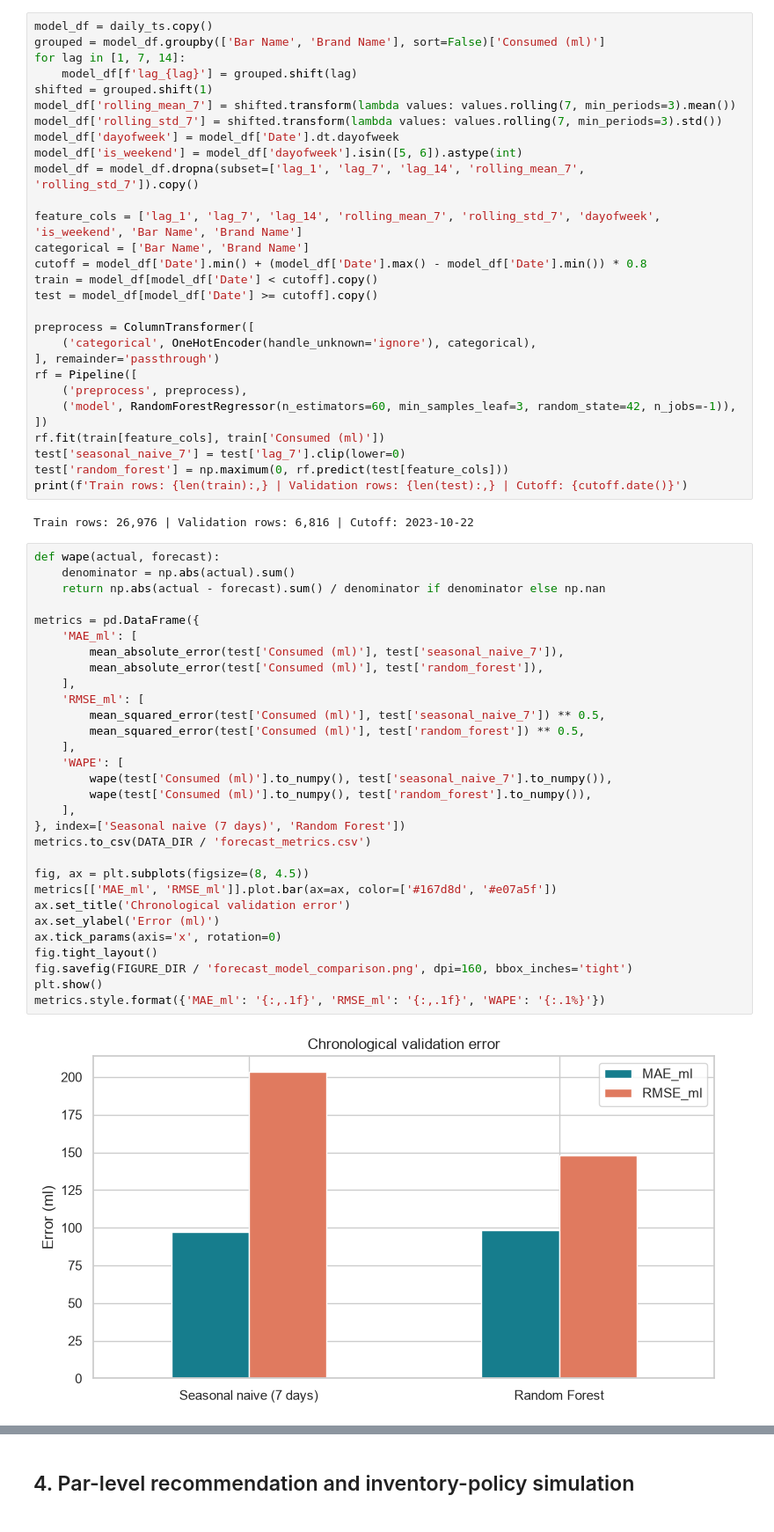
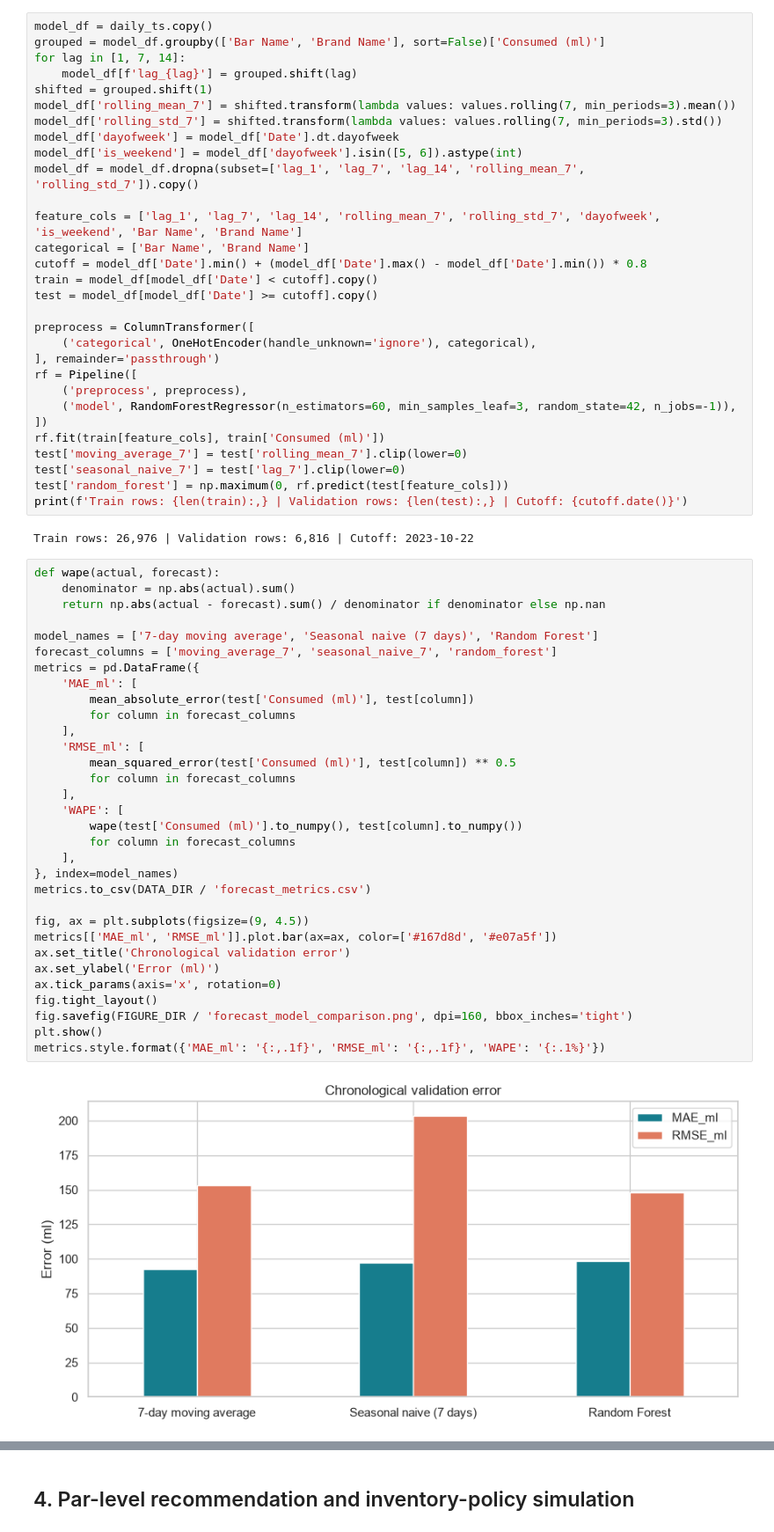
Before and after one commit to Bhanuprakash2580/ML---Inventory-Demand-Forecasting-and-Par-Level-Recommendation-System-for-Bars, a Jupyter notebook: notebooks/inventory_forecasting_solution.ipynb, the cells around one changed output, grey strips where cells are left out. Shown at 88% size. Saved outputs shown, nothing was run; the diff lists cells and outputs as text.

```diff
--- a/notebooks/inventory_forecasting_solution.ipynb
+++ b/notebooks/inventory_forecasting_solution.ipynb
@@ -234,6 +273,7 @@ rf = Pipeline([
     ('model', RandomForestRegressor(n_estimators=60, min_samples_leaf=3, random_state=42, n_jobs=-1)),
 ])
 rf.fit(train[feature_cols], train['Consumed (ml)'])
+test['moving_average_7'] = test['rolling_mean_7'].clip(lower=0)
 test['seasonal_naive_7'] = test['lag_7'].clip(lower=0)
 test['random_forest'] = np.maximum(0, rf.predict(test[feature_cols]))
 print(f'Train rows: {len(train):,} | Validation rows: {len(test):,} | Cutoff: {cutoff.date()}')
@@ -242,33 +282,35 @@ Train rows: 26,976 | Validation rows: 6,816 | Cutoff: 2023-10-22
 # %%
 def wape(actual, forecast):
     denominator = np.abs(actual).sum()
     return np.abs(actual - forecast).sum() / denominator if denominator else np.nan
 
+model_names = ['7-day moving average', 'Seasonal naive (7 days)', 'Random Forest']
+forecast_columns = ['moving_average_7', 'seasonal_naive_7', 'random_forest']
 metrics = pd.DataFrame({
     'MAE_ml': [
-        mean_absolute_error(test['Consumed (ml)'], test['seasonal_naive_7']),
-        mean_absolute_error(test['Consumed (ml)'], test['random_forest']),
+        mean_absolute_error(test['Consumed (ml)'], test[column])
+        for column in forecast_columns
     ],
     'RMSE_ml': [
-        mean_squared_error(test['Consumed (ml)'], test['seasonal_naive_7']) ** 0.5,
-        mean_squared_error(test['Consumed (ml)'], test['random_forest']) ** 0.5,
+        mean_squared_error(test['Consumed (ml)'], test[column]) ** 0.5
+        for column in forecast_columns
     ],
     'WAPE': [
-        wape(test['Consumed (ml)'].to_numpy(), test['seasonal_naive_7'].to_numpy()),
-        wape(test['Consumed (ml)'].to_numpy(), test['random_forest'].to_numpy()),
+        wape(test['Consumed (ml)'].to_numpy(), test[column].to_numpy())
+        for column in forecast_columns
     ],
-}, index=['Seasonal naive (7 days)', 'Random Forest'])
+}, index=model_names)
 metrics.to_csv(DATA_DIR / 'forecast_metrics.csv')
 
-fig, ax = plt.subplots(figsize=(8, 4.5))
+fig, ax = plt.subplots(figsize=(9, 4.5))
 metrics[['MAE_ml', 'RMSE_ml']].plot.bar(ax=ax, color=['#167d8d', '#e07a5f'])
 ax.set_title('Chronological validation error')
 ax.set_ylabel('Error (ml)')
 ax.tick_params(axis='x', rotation=0)
 fig.tight_layout()
 fig.savefig(FIGURE_DIR / 'forecast_model_comparison.png', dpi=160, bbox_inches='tight')
 plt.show()
 metrics.style.format({'MAE_ml': '{:,.1f}', 'RMSE_ml': '{:,.1f}', 'WAPE': '{:.1%}'})
 # %% [output]
-[figure, old version]
+[figure, new version]
 |  | MAE_ml | RMSE_ml | WAPE |
```
Also changed, not shown: parts of 8 cells of this notebook, 25 other files.
